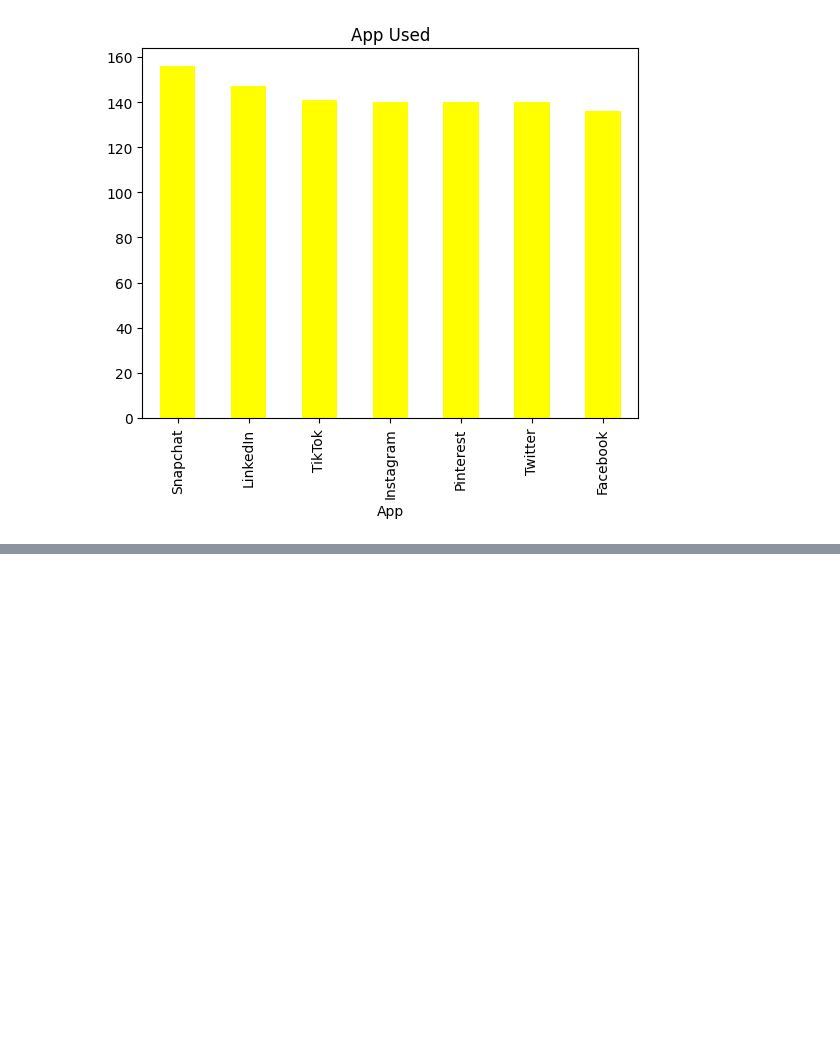
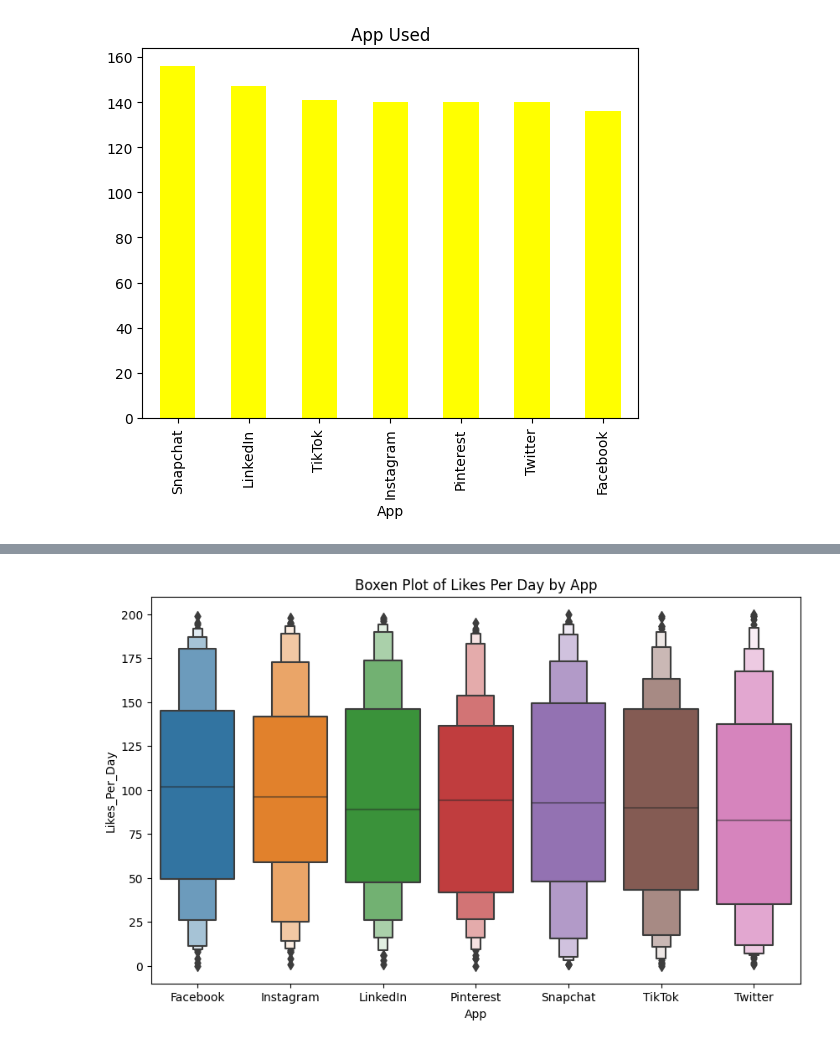
Before and after one commit to kumawatmanish05/Social_media_Usage_analysis, a Jupyter notebook: social-media-analysis.ipynb, the cells around one changed output, grey strips where cells are left out. Cells and saved outputs as stored; diff of their text form; code cells hidden in the pictures; blank space fills up the shorter version.

```diff
--- a/social-media-analysis.ipynb
+++ b/social-media-analysis.ipynb
@@ -143,0 +151,7 @@ df["App"].value_counts().plot(kind = "bar",color = "Yellow",title = "App Used")
+# %%
+plt.figure(figsize=(10, 6))
+sns.boxenplot(x="App", y="Likes_Per_Day", data=df)
+plt.title("Boxen Plot of Likes Per Day by App")
+plt.show()
+# %% [output]
+[figure, added]
```
Also changed, not shown: parts of 6 cells of this notebook.
